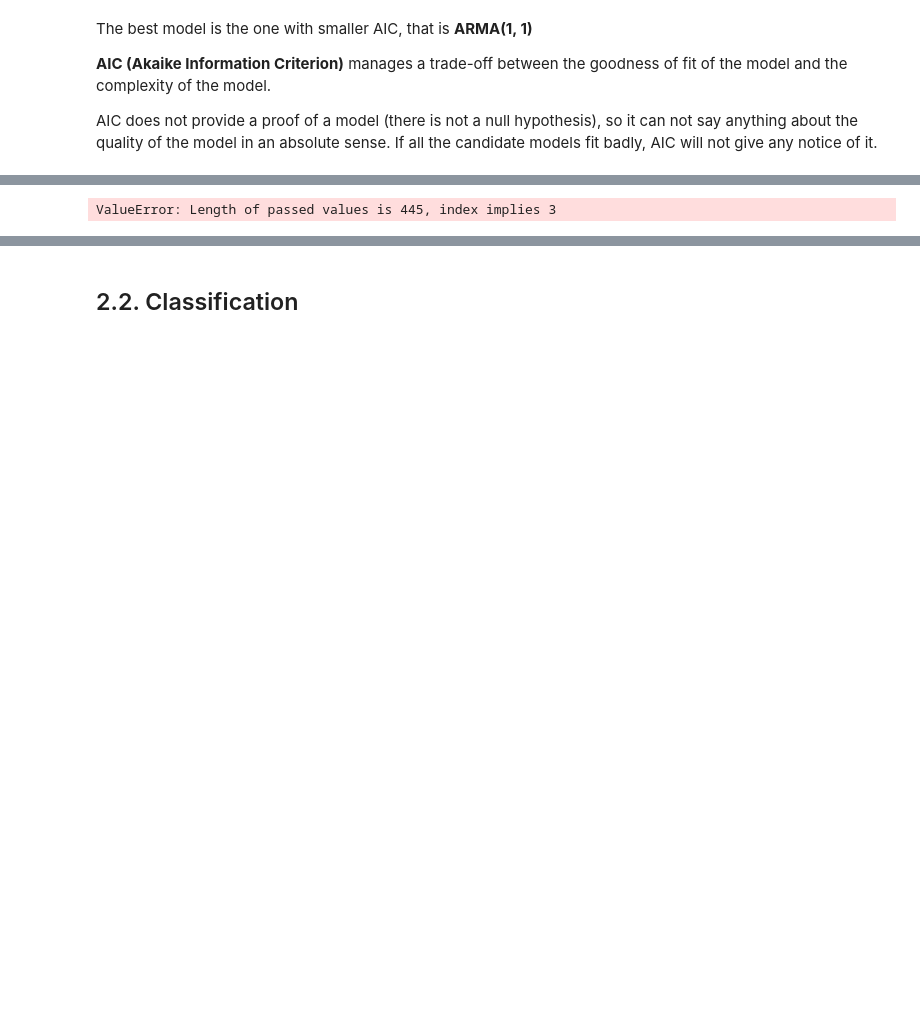
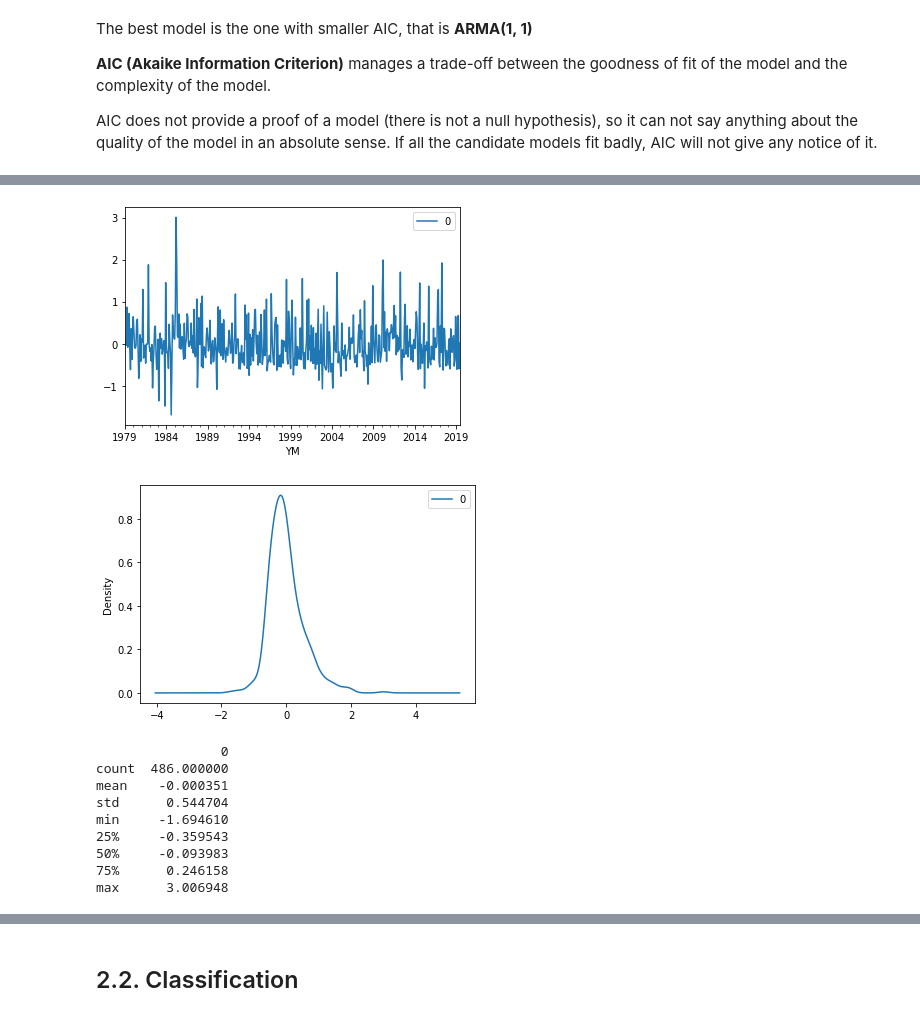
Before and after one commit to HitosVilla/TFM_Earthquake_Prediction, a Jupyter notebook: TFM_Memo.ipynb, the cells around one changed output, grey strips where cells are left out. Saved outputs shown, nothing was run; the diff lists cells and outputs as text; code cells hidden in the pictures; blank space fills up the shorter version.

```diff
--- a/TFM_Memo.ipynb
+++ b/TFM_Memo.ipynb
@@ -369,7 +371,7 @@ AIC does not provide a proof of a model (there is not a null hypothesis), so it
 # %%
 from statsmodels.tsa.arima_model import ARIMA
 # %%
-model = ARIMA(mag_ym, order=(1,0,))
+model = ARIMA(mag_ym, order=(1,0,1))
 model_fit = model.fit(disp=0)
 print(model_fit.summary())
 # %% [output]
@@ -377,16 +395,27 @@ ValueError: not enough values to unpack (expected 3, got 2)
 # %%
 # plot residual errors
-residuals = DataFrame(model_fit.resid)
+residuals = pd.DataFrame(model_fit.resid)
 residuals.plot()
-pyplot.show()
+plt.show()
 residuals.plot(kind='kde')
-pyplot.show()
+plt.show()
 print(residuals.describe())
+# %% [output]
+[figure, added]
+[figure, added]
+                0
+count  486.000000
+mean    -0.000351
+std      0.544704
+min     -1.694610
+25%     -0.359543
+50%     -0.093983
+75%      0.246158
+max      3.006948
 # %%
 forecast_period =  pd.date_range(start='1/1/2020', end='1/1/2021', freq='MS')
 # %%
 start_month = forecast_period[0]
 end_month = forecast_period[2]
-forecast = model_fit.predict(start=start_month, end=end_month)
+forecast = model_fit.predict(start=1, end=450)
+forecast2 = model_fit.predict(start=486, end=510)
-# %% [output]
-ValueError: Length of passed values is 445, index implies 3
```
Also changed, not shown: parts of 16 cells of this notebook.
